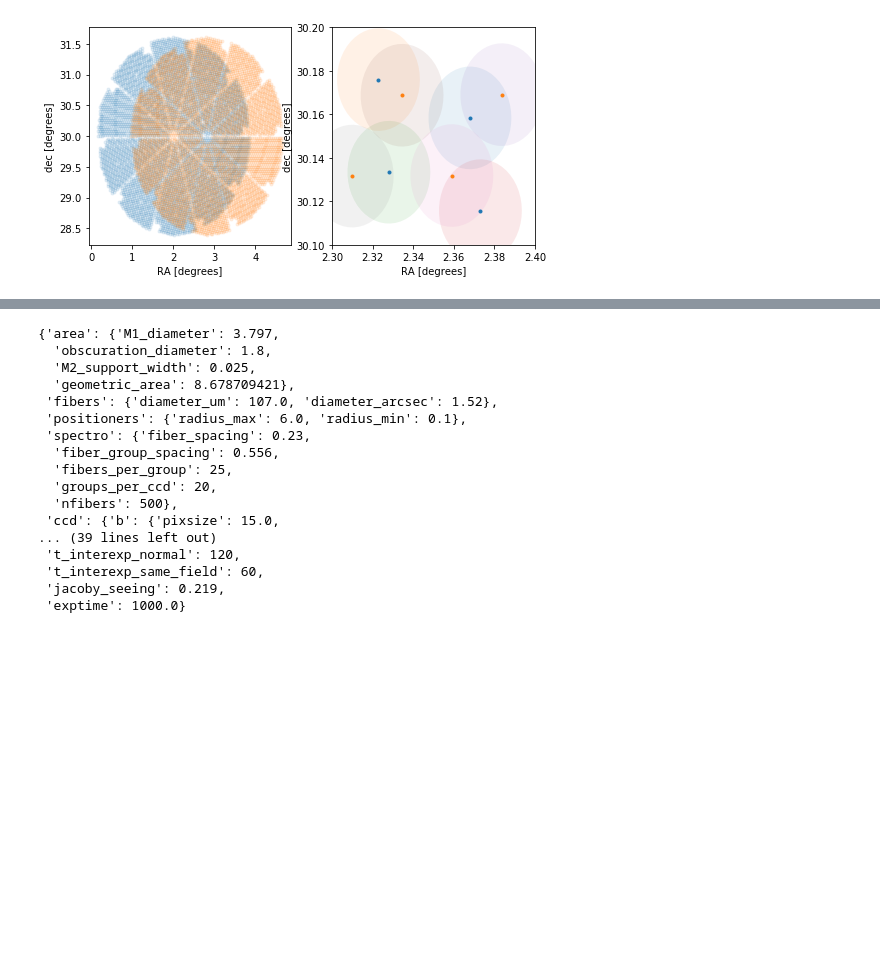
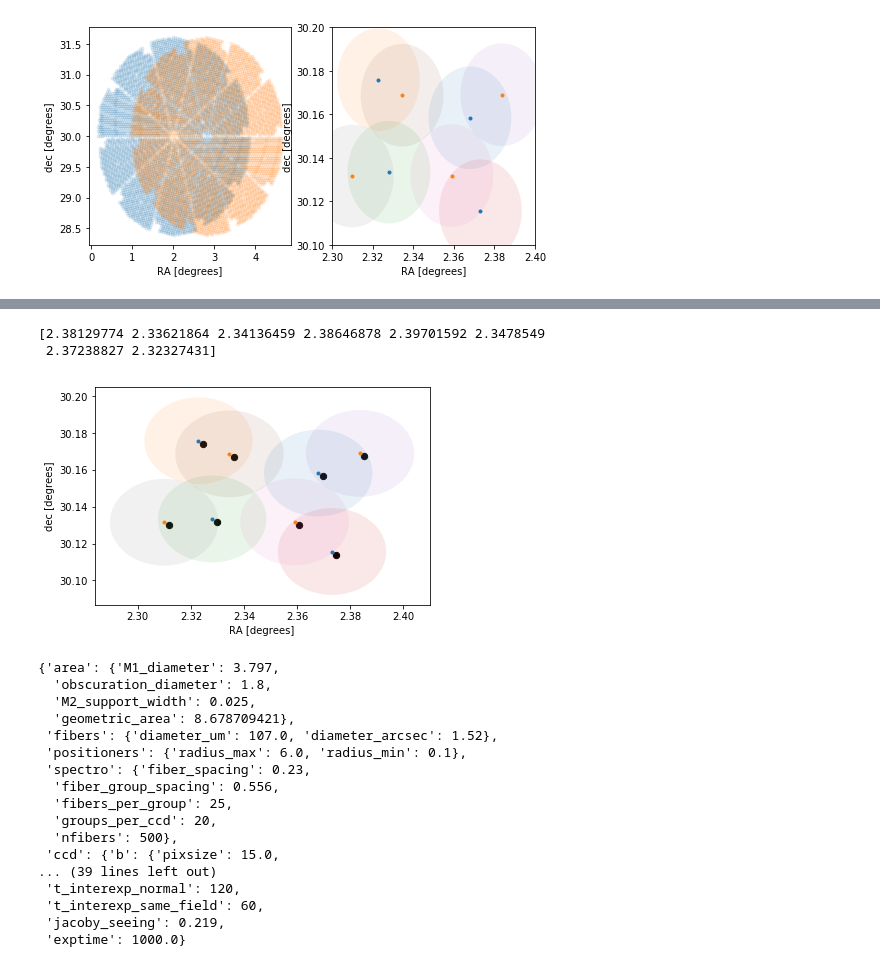
Before and after one commit to forero/SandboxDESI, a Jupyter notebook: fassign/prioritytests/toy_models.ipynb, the cells around one changed output, grey strips where cells are left out. Drawn from its saved outputs; the diff is of its cells as text; code cells hidden in the pictures; blank space fills up the shorter version.

```diff
--- a/fassign/prioritytests/toy_models.ipynb
+++ b/fassign/prioritytests/toy_models.ipynb
@@ -175,3 +219,13 @@ print(r)
+# %%
+
+for i in range(len(tiles)):
+    plot_positioners(tiles_data['RA'][i], tiles_data['DEC'][i], boundary=boundary, alpha=1.0, circles=True)
+plt.scatter(targets_data['RA'], targets_data['DEC'], s=40, c='black')
+print(r)
+# %% [output]
+[2.38129774 2.33621864 2.34136459 2.38646878 2.39701592 2.3478549
+ 2.37238827 2.32327431]
+[figure, added]
 # %%
 desimodel.io.load_desiparams()
 # %% [output]
```
Also changed, not shown: parts of 5 cells of this notebook.
